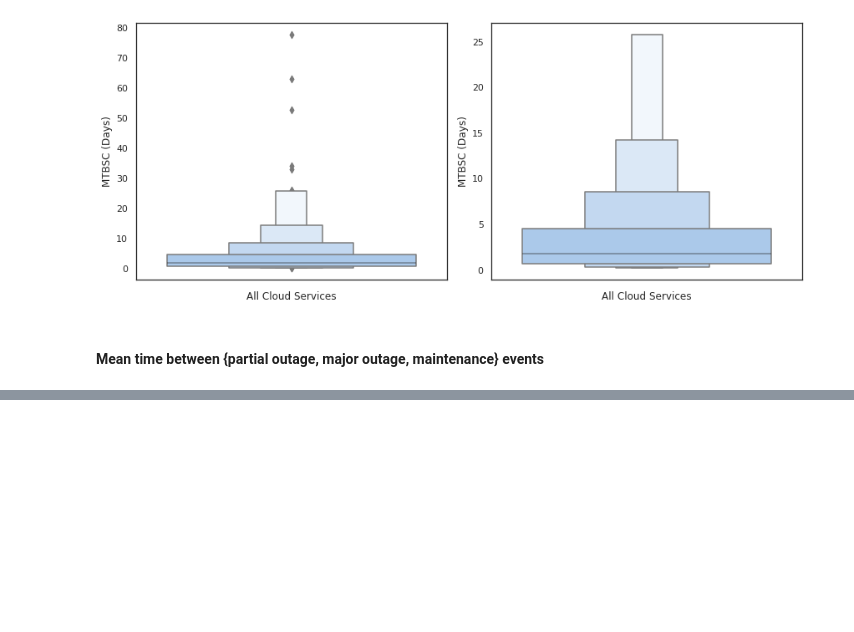
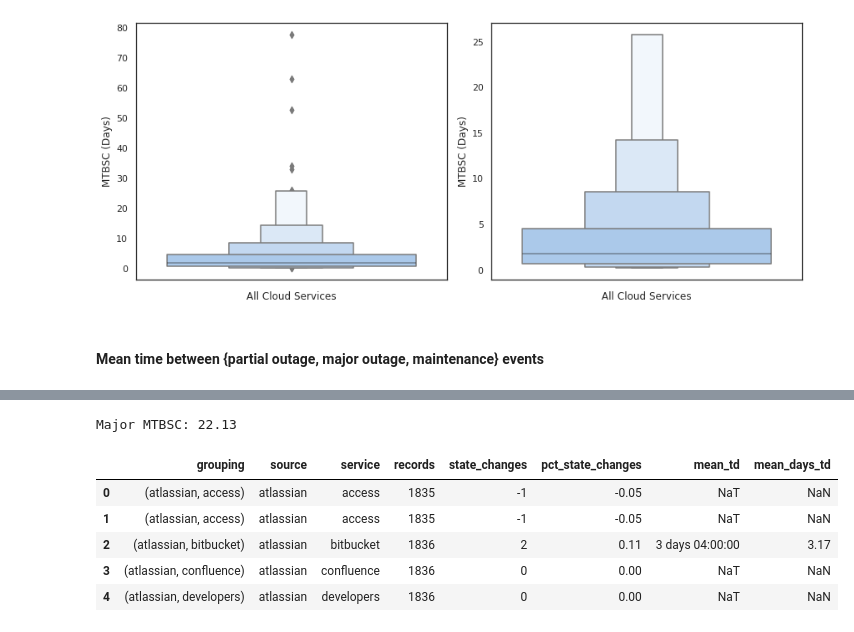
Before and after one commit to shanemin/thesis-msc-cloud-failures, a Jupyter notebook: scripts/stats/analysis.ipynb, the cells around one changed output, grey strips where cells are left out. Saved outputs shown, nothing was run; the diff lists cells and outputs as text; code cells hidden in the pictures; blank space fills up the shorter version.

```diff
--- a/scripts/stats/analysis.ipynb
+++ b/scripts/stats/analysis.ipynb
@@ -295,0 +334,16 @@ fig.tight_layout()
+# %%
+mtbsc_mo = get_state_changes(what='major')
+mean_mtbsc_mo = get_timedeltas(mtbsc_mo)
+
+df_mtbsc_mo = pd.DataFrame(mean_mtbsc_mo, columns=['grouping','source','service','records','state_changes','pct_state_changes','mean_td'])
+df_mtbsc_mo['mean_days_td'] = round(df_mtbsc_mo['mean_td'].dt.total_seconds() / (24 * 60 * 60), 2)
+print('Major MTBSC:', round(df_mtbsc_mo['mean_days_td'].mean(), 2))
+df_mtbsc_mo.head()
+# %% [output]
+Major MTBSC: 22.13
+|  | grouping | source | service | records | state_changes | pct_state_changes | mean_td | mean_days_td |
+| 0 | (atlassian, access) | atlassian | access | 1835 | -1 | -0.05 | NaT | NaN |
+| 1 | (atlassian, access) | atlassian | access | 1835 | -1 | -0.05 | NaT | NaN |
+| 2 | (atlassian, bitbucket) | atlassian | bitbucket | 1836 | 2 | 0.11 | 3 days 04:00:00 | 3.17 |
+| 3 | (atlassian, confluence) | atlassian | confluence | 1836 | 0 | 0.00 | NaT | NaN |
+| 4 | (atlassian, developers) | atlassian | developers | 1836 | 0 | 0.00 | NaT | NaN |
```
Also changed, not shown: parts of 10 cells of this notebook.
